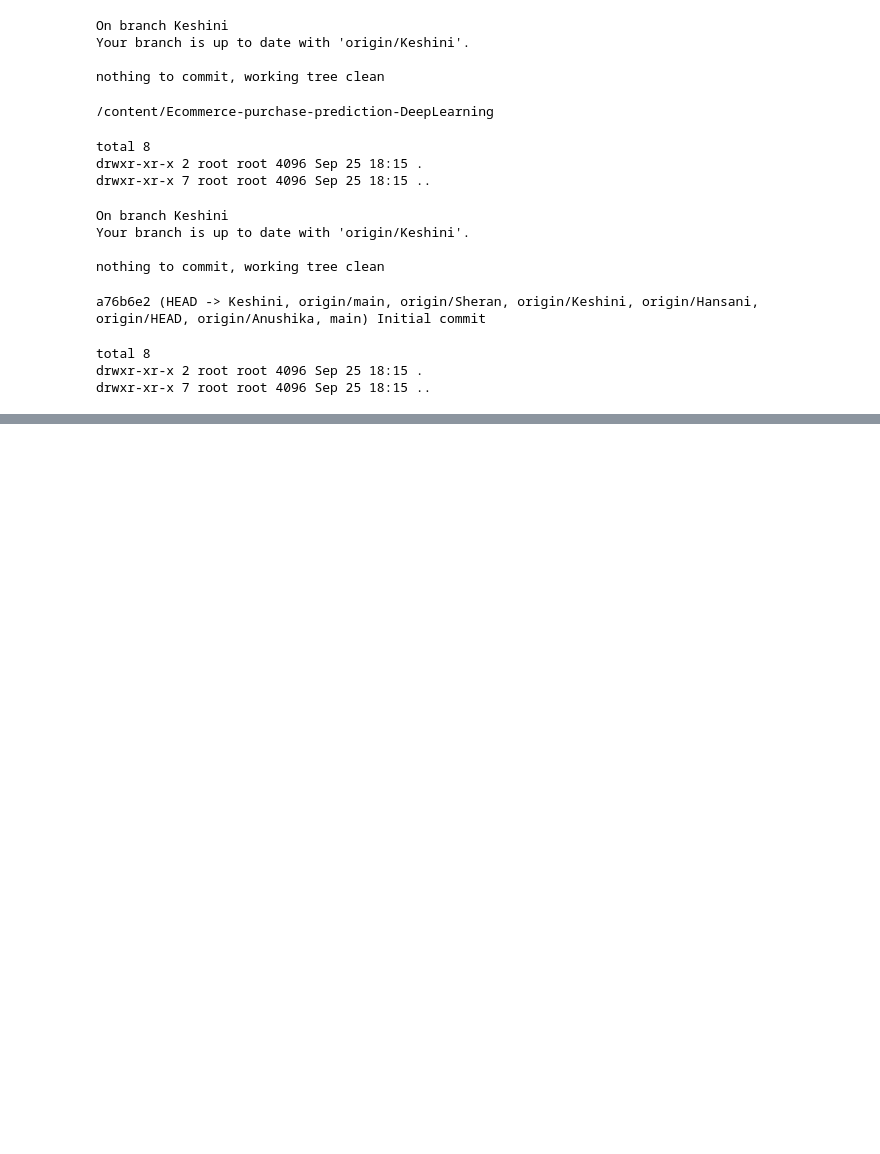
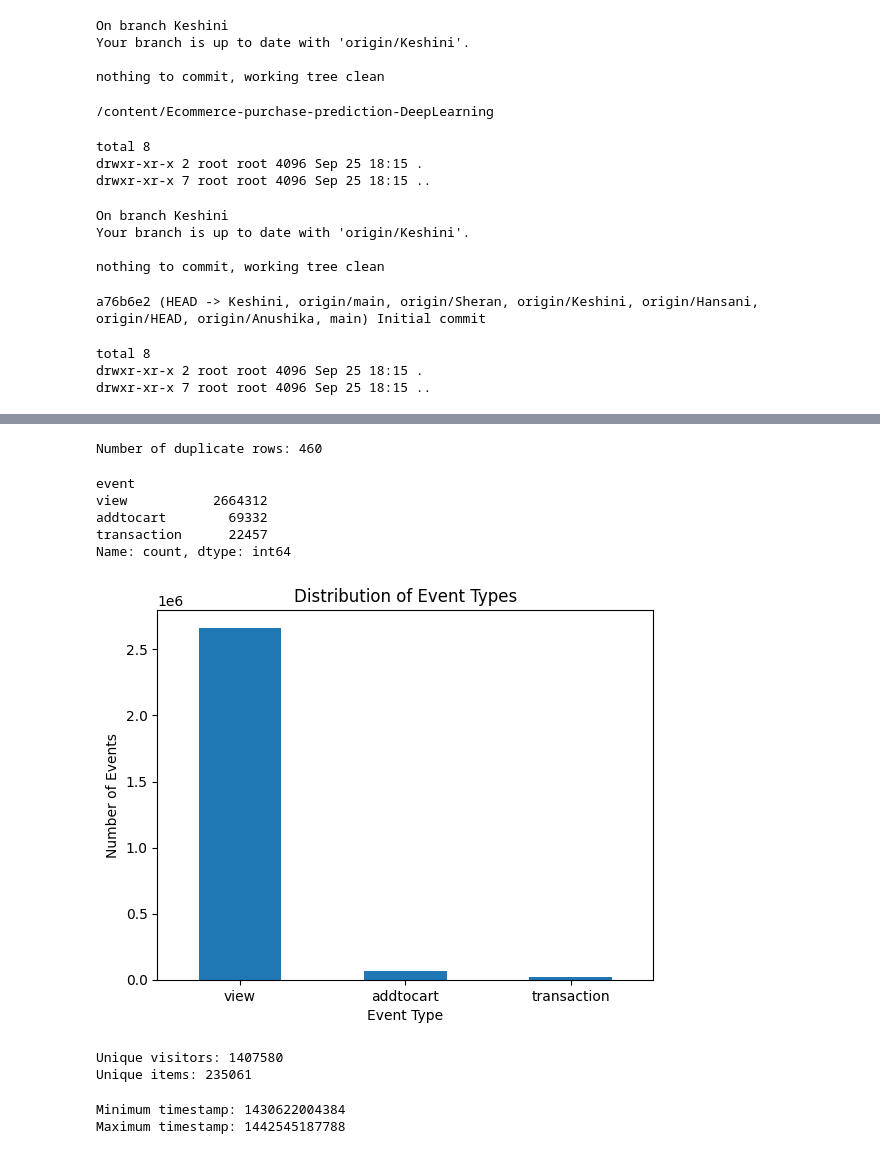
Before and after one commit to keshiniPaul/Ecommerce-purchase-prediction-DeepLearning, a Jupyter notebook: notebooks/Transformer_RetailRocket_Keshini.ipynb, the cells around one changed output, grey strips where cells are left out. Cells and saved outputs as stored; diff of their text form; code cells hidden in the pictures; blank space fills up the shorter version.

Commit message:
Add RetailRocket dataset loading and initial inspection.

```diff
--- a/notebooks/Transformer_RetailRocket_Keshini.ipynb
+++ b/notebooks/Transformer_RetailRocket_Keshini.ipynb
@@ -126,0 +245,4 @@ drwxr-xr-x 7 root root 4096 Sep 25 18:15 ..
+# %%
+DATA_PATH = "/content/drive/MyDrive/SE4050_RetailRocket/data/events.csv"
+
+print("Dataset path:", DATA_PATH)
@@ -126,0 +251,5 @@ drwxr-xr-x 7 root root 4096 Sep 25 18:15 ..
+# %%
+events = pd.read_csv(DATA_PATH)
+
+print("Dataset loaded successfully.")
+print("Shape:", events.shape)
@@ -126,0 +300,36 @@ drwxr-xr-x 7 root root 4096 Sep 25 18:15 ..
+# %%
+print("Number of duplicate rows:", events.duplicated().sum())
+# %% [output]
+Number of duplicate rows: 460
+# %%
+event_counts = events["event"].value_counts()
+
+print(event_counts)
+# %% [output]
+event
+view           2664312
+addtocart        69332
+transaction      22457
+Name: count, dtype: int64
+# %%
+event_counts.plot(kind="bar")
+
+plt.title("Distribution of Event Types")
+plt.xlabel("Event Type")
+plt.ylabel("Number of Events")
+plt.xticks(rotation=0)
+plt.show()
+# %% [output]
+[figure, added]
+# %%
+print("Unique visitors:", events["visitorid"].nunique())
+print("Unique items:", events["itemid"].nunique())
+# %% [output]
+Unique visitors: 1407580
+Unique items: 235061
+# %%
+print("Minimum timestamp:", events["timestamp"].min())
+print("Maximum timestamp:", events["timestamp"].max())
+# %% [output]
+Minimum timestamp: 1430622004384
+Maximum timestamp: 1442545187788
```
Also changed, not shown: parts of 23 cells of this notebook.
